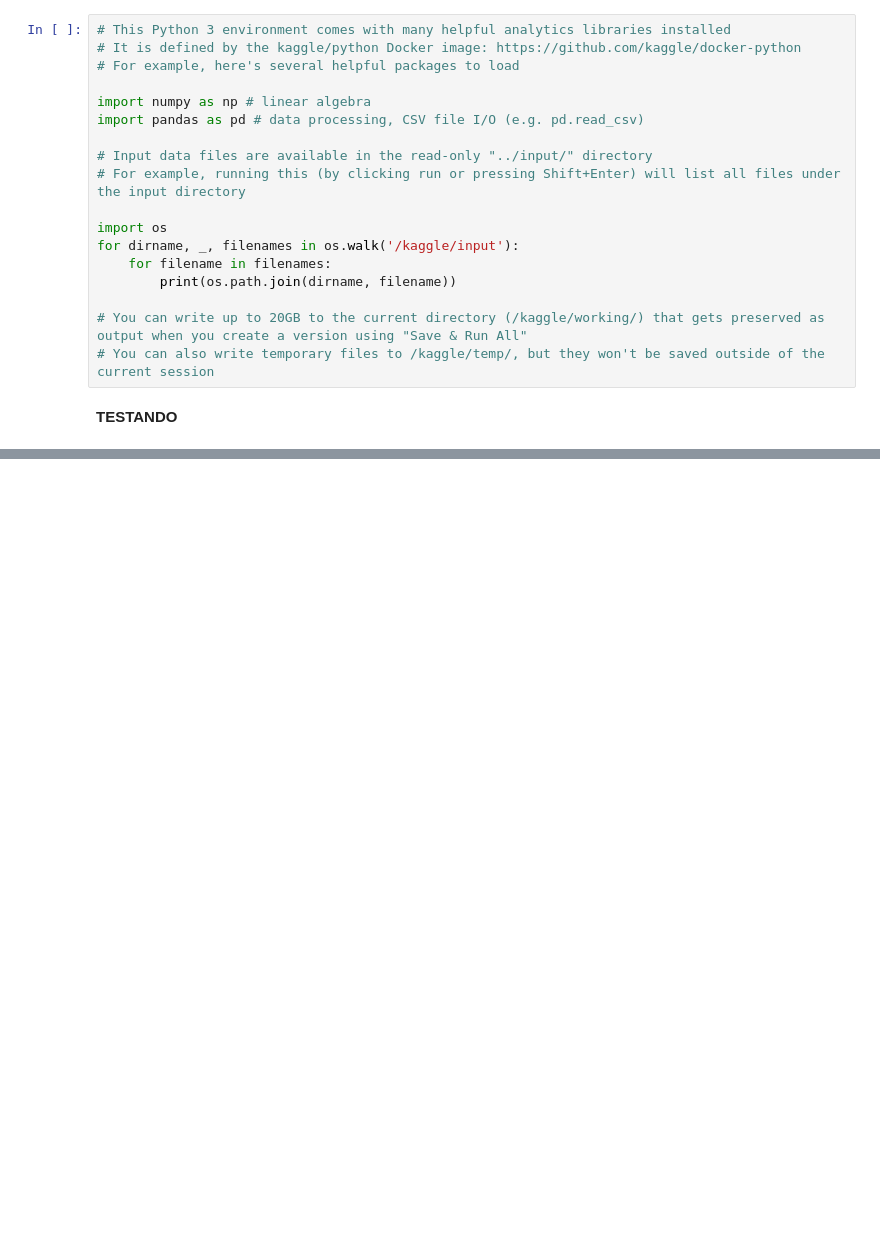
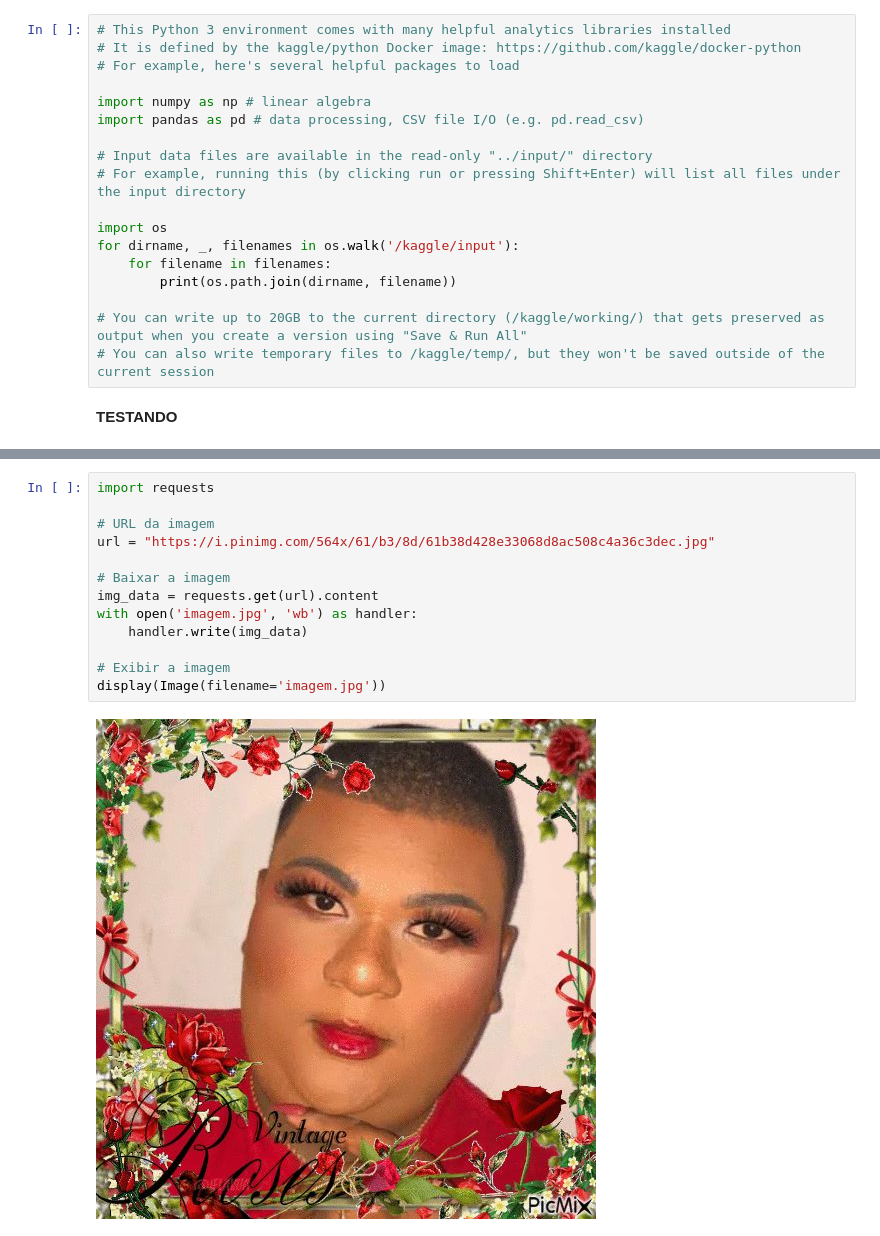
Before and after one commit to GiovannaCenciarelli/explorandodados, a Jupyter notebook: olagostaria5.ipynb, the cells around one changed output, grey strips where cells are left out. Cells and saved outputs as stored; diff of their text form; blank space fills up the shorter version.

```diff
--- a/olagostaria5.ipynb
+++ b/olagostaria5.ipynb
@@ -20,0 +44,15 @@ for dirname, _, filenames in os.walk('/kaggle/input'):
+# %%
+import requests
+
+# URL da imagem
+url = "https://i.pinimg.com/564x/61/b3/8d/61b38d428e33068d8ac508c4a36c3dec.jpg"
+
+# Baixar a imagem
+img_data = requests.get(url).content
+with open('imagem.jpg', 'wb') as handler:
+    handler.write(img_data)
+
+# Exibir a imagem
+display(Image(filename='imagem.jpg'))
+# %% [output]
+[figure, added]
```
Also changed, not shown: parts of 6 cells of this notebook.
